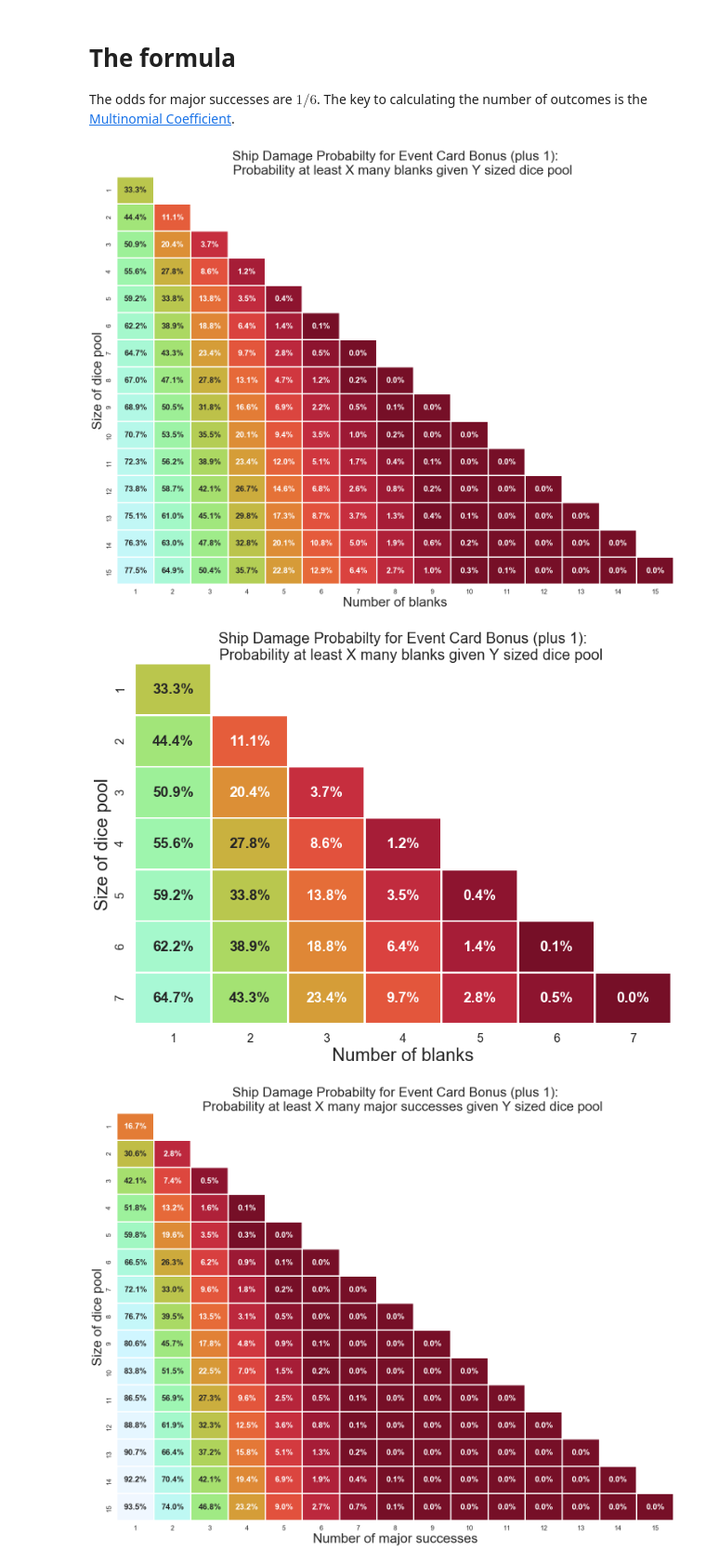
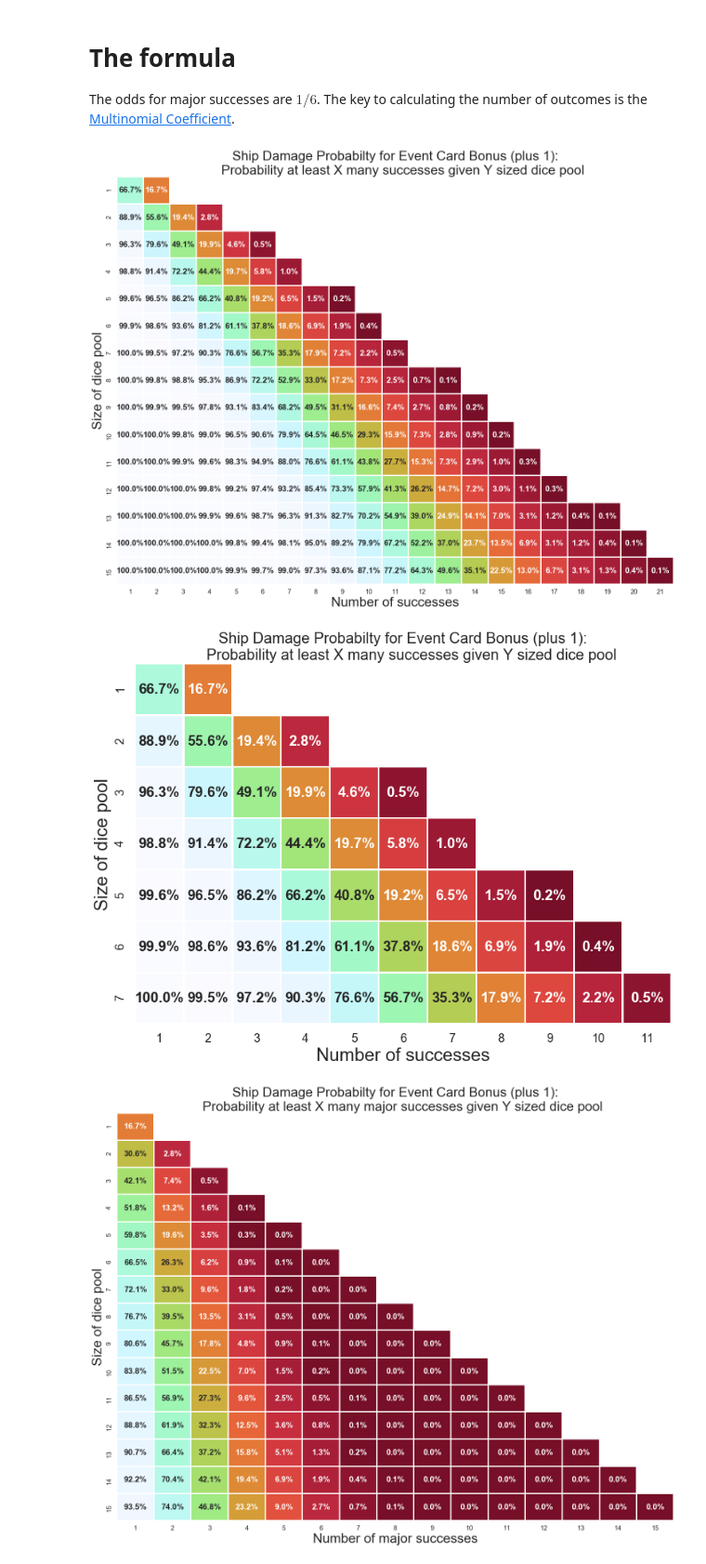
Before and after one commit to cardboardai/boardgame-bookie, a Jupyter notebook: boardgames/seafall/Event Card Bonus.ipynb, the cells around one changed output. Shown at 93% size. Drawn from its saved outputs; the diff is of its cells as text; code cells hidden in the pictures.

```diff
--- a/boardgames/seafall/Event Card Bonus.ipynb
+++ b/boardgames/seafall/Event Card Bonus.ipynb
@@ -165,64 +229,71 @@ def prob_blank_or_worse(num_blank, total_dice):
         p = numpy.sum(array_blank)
     return p
 # %%
-row_blank = numpy.arange(1,16) # number of dice showing the blank face
+row_success = numpy.arange(1,22) # number successes in a dice pool
 col_dice = numpy.arange(1,16) # number of dice in the pool
-sdp = numpy.zeros((numpy.size(row_blank),numpy.size(col_dice)))
-prob = [prob_blank_or_worse(*i) for i in itertools.product(row_blank, col_dice)]
-ind = [tuple(numpy.subtract(i,1)) for i in itertools.product(row_blank, col_dice)]
+sdp = numpy.zeros((numpy.size(row_success),numpy.size(col_dice)))
+prob = [prob_success_or_better(*i) for i in itertools.product(row_success, col_dice)]
+ind = [tuple(numpy.subtract(i,1)) for i in itertools.product(row_success, col_dice)]
 for idx, val in enumerate(ind):
     sdp[val] = prob[idx]
-sdp_dataframe = pandas.DataFrame(data = sdp, index = row_blank, columns = col_dice)
+sdp_dataframe = pandas.DataFrame(data = sdp, index = row_success, columns = col_dice)
 sdp_dataframe_stack = sdp_dataframe.stack().reset_index().rename(
     columns = {
-        "level_0" : "number_blank",
+        "level_0" : "number_success",
         "level_1" : "number_dice_pool",
-        0 : "probability_GTE_to_number_blank"})
-sdp_mask = numpy.triu(numpy.ones((15,15)), 1)
+        0 : "probability_GTE_to_number_success"})
+#sdp_mask = numpy.triu(numpy.ones((15,15)), 1)
 sdp_pivot = sdp_dataframe_stack.pivot("number_dice_pool",
-                                      "number_blank",
-                                      "probability_GTE_to_number_blank")
+                                      "number_success",
+                                      "probability_GTE_to_number_success")
+sdp_mask = sdp_pivot < 0.001
+sdp_mask = sdp_mask.as_matrix()
 # %%
 seaborn.set(style = "white")
 seaborn.set_context("poster")
 matplotlib.pyplot.figure(figsize=(24, 18))
 ax = seaborn.heatmap(sdp_pivot, annot = True, cmap = cmap,
                      cbar = False, mask = sdp_mask, annot_kws = {"weight" : "extra bold"},
                      fmt = ".1%", linewidths = 2, vmin=0.0,
                      vmax=1.0)
 ax.set_title(
     """Ship Damage Probabilty for Event Card Bonus (plus 1):
-    Probability at least X many blanks given Y sized dice pool""",
+    Probability at least X many successes given Y sized dice pool""",
     fontsize=32)
-ax.set_xlabel("Number of blanks", fontsize=32)
+ax.set_xlabel("Number of successes", fontsize=32)
 ax.set_ylabel("Size of dice pool", fontsize=32)
 fig = ax.get_figure()
 fig.savefig("ship_damage_probabilities_1to15_plus1.pdf")
 fig.savefig("ship_damage_probabilities_1to15_plus1.svg", format="svg", dpi=1200)
 # %% [output]
-[figure, old version]
+[figure, new version]
 # %%
-sdp_dataframe_7 = sdp_dataframe_stack.loc[(sdp_dataframe_stack["number_blank"] < 8) &
+sdp_dataframe_7 = sdp_dataframe_stack.loc[(sdp_dataframe_stack["number_success"] < 12) &
                                           (sdp_dataframe_stack["number_dice_pool"] < 8)]
-sdp_mask_7 = numpy.triu(numpy.ones((7,7)), 1)
+
+
 sdp_pivot_7 = sdp_dataframe_7.pivot("number_dice_pool",
-                                    "number_blank",
-                                    "probability_GTE_to_number_blank")
+                                    "number_success",
+                                    "probability_GTE_to_number_success")
+
+sdp_mask_7 = sdp_pivot_7 < 0.001
+sdp_mask_7 = sdp_mask_7.as_matrix()
+
 ax2 = seaborn.heatmap(sdp_pivot_7, annot = True, cmap = cmap,
                      cbar = False, mask = sdp_mask_7, annot_kws = {"weight" : "extra bold"},
                      fmt = ".1%", linewidths = 1.5, vmin=0.0,
                      vmax=1.0)
 ax2.set_title(
     """Ship Damage Probabilty for Event Card Bonus (plus 1):
-    Probability at least X many blanks given Y sized dice pool""",
+    Probability at least X many successes given Y sized dice pool""",
     fontsize=20)
-ax2.set_xlabel("Number of blanks", fontsize=24)
+ax2.set_xlabel("Number of successes", fontsize=24)
 ax2.set_ylabel("Size of dice pool", fontsize=24)
 fig = ax2.get_figure()
 fig.savefig("ship_damage_probabilities_1to7_plus1.pdf")
 fig.savefig("ship_damage_probabilities_1to7_plus1.svg", format="svg", dpi=1200)
 # %% [output]
-[figure, old version]
+[figure, new version]
 # %%
 p_major = 1.0/6
 
```
Also changed, not shown: parts of 6 cells of this notebook, 23 other files.
